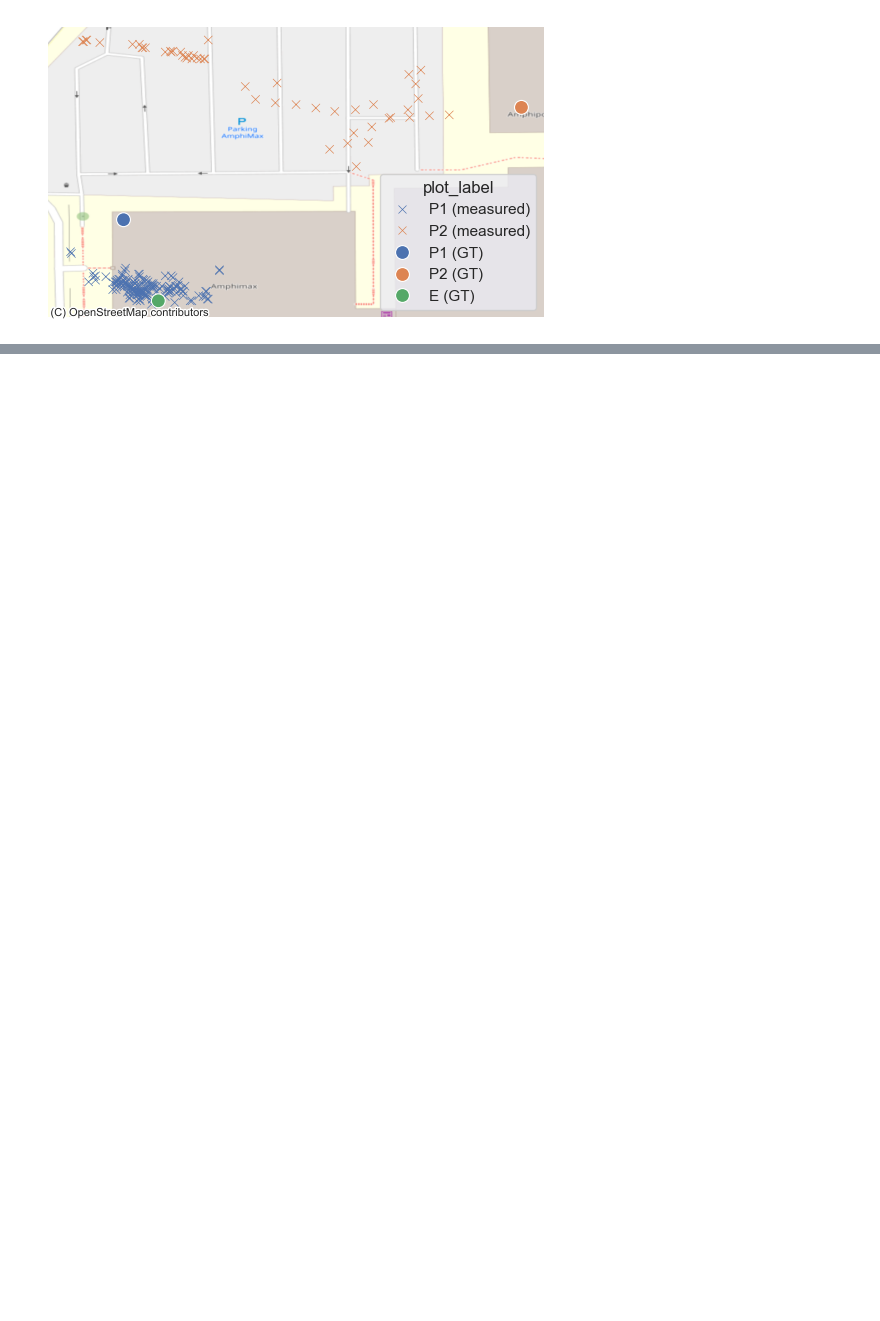
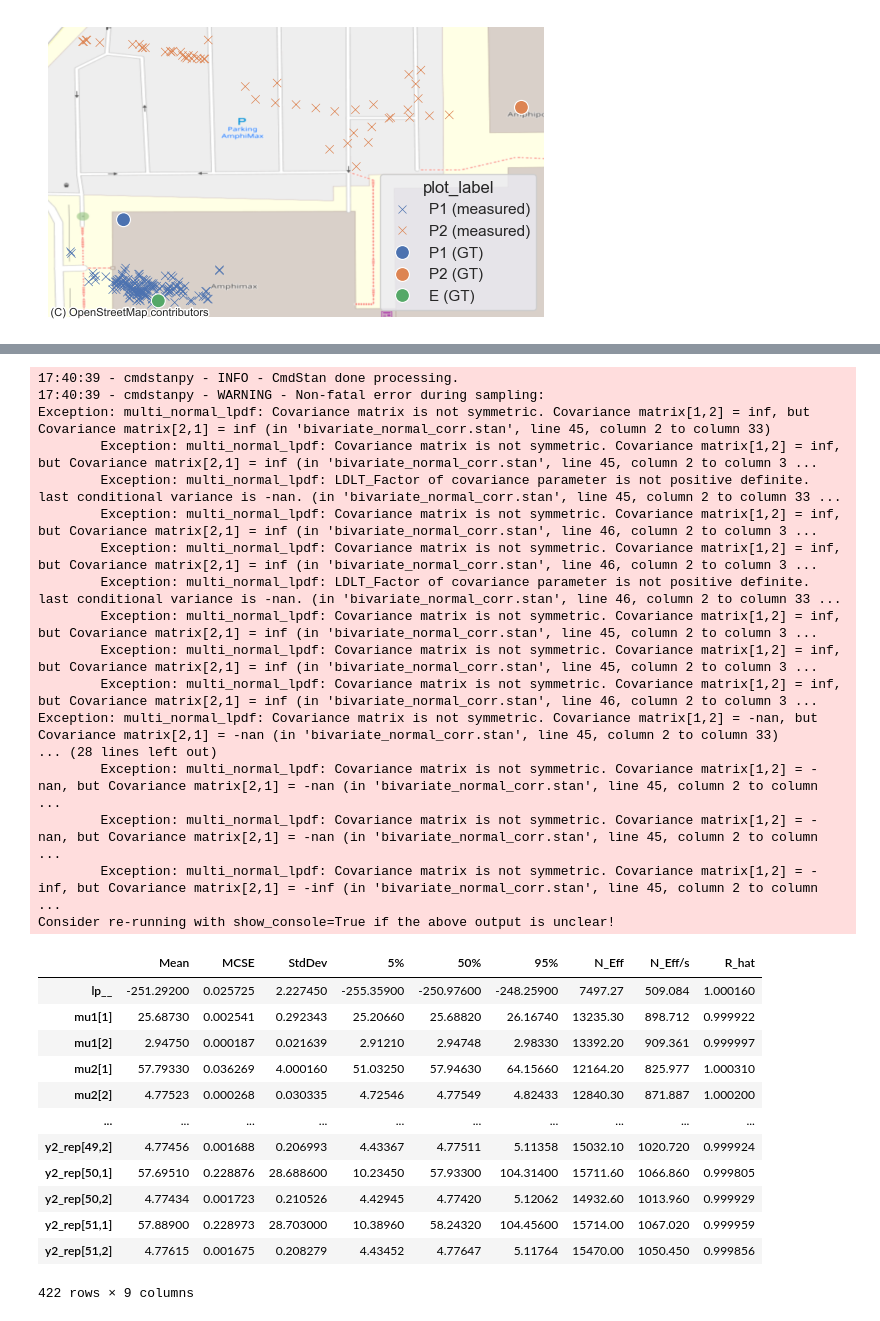
Before and after one commit to KlemenVovk/gps_evaluation, a Jupyter notebook: unil.ipynb, the cells around one changed output, grey strips where cells are left out. Cells and saved outputs as stored; diff of their text form; code cells hidden in the pictures; blank space fills up the shorter version.

```diff
--- a/unil.ipynb
+++ b/unil.ipynb
@@ -77,33 +68,19 @@ ax = raster_evidence_geomap(gt_points_df, measurements_df)
 # %% [output]
 [figure]
 # %%
-def transform(measurements_df, gt_points_df, proposal_col="measured_from"):
-    # add dist, angle and angle_deg columns to measurements_df for each proposal
-    measurements_df["dist"] = None
-    measurements_df["angle_rad"] = None
-    measurements_df["angle_deg"] = None
-    # iterate over measurements and compute for each
-    for i, row in measurements_df.iterrows():
-        # get the proposal lat, lng
-        proposal_name = row[proposal_col]
-        proposal_lat_lng = gt_points_df[gt_points_df["name"] == proposal_name][["lat", "lng"]].values[0]
-        dist, angle, angle_deg = lat_lng2dist_ang(proposal_lat_lng, [row["lat"], row["lng"]])
-        measurements_df.at[i, "dist"] = dist
-        measurements_df.at[i, "angle_rad"] = angle
-        measurements_df.at[i, "angle_deg"] = angle_deg
-    return measurements_df
+
 
 P1_lat, P1_lng = gt_points_df[gt_points_df['name'] == 'P1'][['lat', 'lng']].values[0].tolist()
 P2_lat, P2_lng = gt_points_df[gt_points_df['name'] == 'P2'][['lat', 'lng']].values[0].tolist()
 E_lat, E_lng = gt_points_df[gt_points_df['name'] == 'E'][['lat', 'lng']].values[0].tolist()
-E_P1_dist, E_P1_angle, E_P1_angle_deg = lat_lng2dist_ang([P1_lat, P1_lng], [E_lat, E_lng])
-E_P2_dist, E_P2_angle, E_P2_angle_deg = lat_lng2dist_ang([P2_lat, P2_lng], [E_lat, E_lng])
+E_P1_dist, E_P1_angle_rad, E_P1_angle_deg = lat_lng2dist_ang([P1_lat, P1_lng], [E_lat, E_lng])
+E_P2_dist, E_P2_angle_rad, E_P2_angle_deg = lat_lng2dist_ang([P2_lat, P2_lng], [E_lat, E_lng])
 
 print(f"P1: {P1_lat}, {P1_lng}")
 print(f"P2: {P2_lat}, {P2_lng}")
 print(f"E: {E_lat}, {E_lng}")
-print(f"E using P1 as the center: dist={E_P1_dist}, angle={E_P1_angle}, angle_deg={E_P1_angle_deg}")
-print(f"E using P2 as the center: dist={E_P2_dist}, angle={E_P2_angle}, angle_deg={E_P2_angle_deg}")
+print(f"E using P1 as the center: dist={E_P1_dist}, angle_rad={E_P1_angle_rad}, angle_deg={E_P1_angle_deg}")
+print(f"E using P2 as the center: dist={E_P2_dist}, angle_rad={E_P2_angle_rad}, angle_deg={E_P2_angle_deg}")
 # %% [output]
 P1: 46.521592273, 6.573832039
 P2: 46.521954786, 6.575116326
@@ -178,0 +133,21 @@ array([<PolarAxes: title={'center': 'P1'}>,
+# %%
+stan_data = {
+    "N1": transformed_df[transformed_df["measured_from"] == "P1"].shape[0],
+    "N2": transformed_df[transformed_df["measured_from"] == "P2"].shape[0],
+    "y1": transformed_df[transformed_df["measured_from"] == "P1"][["distance", "angle_rad"]].values.tolist(),
+    "y2": transformed_df[transformed_df["measured_from"] == "P2"][["distance", "angle_rad"]].values.tolist(),
+    "E_p1": [E_P1_dist, E_P1_angle_rad],
+    "E_p2": [E_P2_dist, E_P2_angle_rad]
+}
+model = CmdStanModel(stan_file=STAN_MODEL_PATH)
+fit = model.sample(data=stan_data,
+                        chains=4,
+                        iter_warmup=1000,
+                        iter_sampling=4000,
+                        seed=1,
+                        parallel_chains=os.cpu_count()
+)
+
+display(fit.summary())
+print(fit.diagnose())
+# %% [output]
@@ -178,0 +171,30 @@ array([<PolarAxes: title={'center': 'P1'}>,
+17:40:39 - cmdstanpy - INFO - CmdStan done processing.
+17:40:39 - cmdstanpy - WARNING - Non-fatal error during sampling:
+Exception: multi_normal_lpdf: Covariance matrix is not symmetric. Covariance matrix[1,2] = inf, but Covariance matrix[2,1] = inf (in 'bivariate_normal_corr.stan', line 45, column 2 to column 33)
+        Exception: multi_normal_lpdf: Covariance matrix is not symmetric. Covariance matrix[1,2] = inf, but Covariance matrix[2,1] = inf (in 'bivariate_normal_corr.stan', line 45, column 2 to column 3 ...
+        Exception: multi_normal_lpdf: LDLT_Factor of covariance parameter is not positive definite.  last conditional variance is -nan. (in 'bivariate_normal_corr.stan', line 45, column 2 to column 33 ...
+        Exception: multi_normal_lpdf: Covariance matrix is not symmetric. Covariance matrix[1,2] = inf, but Covariance matrix[2,1] = inf (in 'bivariate_normal_corr.stan', line 46, column 2 to column 3 ...
+        Exception: multi_normal_lpdf: Covariance matrix is not symmetric. Covariance matrix[1,2] = inf, but Covariance matrix[2,1] = inf (in 'bivariate_normal_corr.stan', line 46, column 2 to column 3 ...
+        Exception: multi_normal_lpdf: LDLT_Factor of covariance parameter is not positive definite.  last conditional variance is -nan. (in 'bivariate_normal_corr.stan', line 46, column 2 to column 33 ...
+        Exception: multi_normal_lpdf: Covariance matrix is not symmetric. Covariance matrix[1,2] = inf, but Covariance matrix[2,1] = inf (in 'bivariate_normal_corr.stan', line 45, column 2 to column 3 ...
+        Exception: multi_normal_lpdf: Covariance matrix is not symmetric. Covariance matrix[1,2] = inf, but Covariance matrix[2,1] = inf (in 'bivariate_normal_corr.stan', line 45, column 2 to column 3 ...
+        Exception: multi_normal_lpdf: Covariance matrix is not symmetric. Covariance matrix[1,2] = inf, but Covariance matrix[2,1] = inf (in 'bivariate_normal_corr.stan', line 46, column 2 to column 3 ...
+Exception: multi_normal_lpdf: Covariance matrix is not symmetric. Covariance matrix[1,2] = -nan, but Covariance matrix[2,1] = -nan (in 'bivariate_normal_corr.stan', line 45, column 2 to column 33)
+... (28 lines left out)
+        Exception: multi_normal_lpdf: Covariance matrix is not symmetric. Covariance matrix[1,2] = -nan, but Covariance matrix[2,1] = -nan (in 'bivariate_normal_corr.stan', line 45, column 2 to column ...
+        Exception: multi_normal_lpdf: Covariance matrix is not symmetric. Covariance matrix[1,2] = -nan, but Covariance matrix[2,1] = -nan (in 'bivariate_normal_corr.stan', line 45, column 2 to column ...
+        Exception: multi_normal_lpdf: Covariance matrix is not symmetric. Covariance matrix[1,2] = -inf, but Covariance matrix[2,1] = -inf (in 'bivariate_normal_corr.stan', line 45, column 2 to column ...
+Consider re-running with show_console=True if the above output is unclear!
+|  | Mean | MCSE | StdDev | 5% | 50% | 95% | N_Eff | N_Eff/s | R_hat |
+| lp__ | -251.29200 | 0.025725 | 2.227450 | -255.35900 | -250.97600 | -248.25900 | 7497.27 | 509.084 | 1.000160 |
+| mu1[1] | 25.68730 | 0.002541 | 0.292343 | 25.20660 | 25.68820 | 26.16740 | 13235.30 | 898.712 | 0.999922 |
+| mu1[2] | 2.94750 | 0.000187 | 0.021639 | 2.91210 | 2.94748 | 2.98330 | 13392.20 | 909.361 | 0.999997 |
+| mu2[1] | 57.79330 | 0.036269 | 4.000160 | 51.03250 | 57.94630 | 64.15660 | 12164.20 | 825.977 | 1.000310 |
+| mu2[2] | 4.77523 | 0.000268 | 0.030335 | 4.72546 | 4.77549 | 4.82433 | 12840.30 | 871.887 | 1.000200 |
+| ... | ... | ... | ... | ... | ... | ... | ... | ... | ... |
+| y2_rep[49,2] | 4.77456 | 0.001688 | 0.206993 | 4.43367 | 4.77511 | 5.11358 | 15032.10 | 1020.720 | 0.999924 |
+| y2_rep[50,1] | 57.69510 | 0.228876 | 28.688600 | 10.23450 | 57.93300 | 104.31400 | 15711.60 | 1066.860 | 0.999805 |
+| y2_rep[50,2] | 4.77434 | 0.001723 | 0.210526 | 4.42945 | 4.77420 | 5.12062 | 14932.60 | 1013.960 | 0.999929 |
+| y2_rep[51,1] | 57.88900 | 0.228973 | 28.703000 | 10.38960 | 58.24320 | 104.45600 | 15714.00 | 1067.020 | 0.999959 |
+| y2_rep[51,2] | 4.77615 | 0.001675 | 0.208279 | 4.43452 | 4.77647 | 5.11764 | 15470.00 | 1050.450 | 0.999856 |
+422 rows × 9 columns
```
Also changed, not shown: parts of 14 cells of this notebook, 6 other files.
